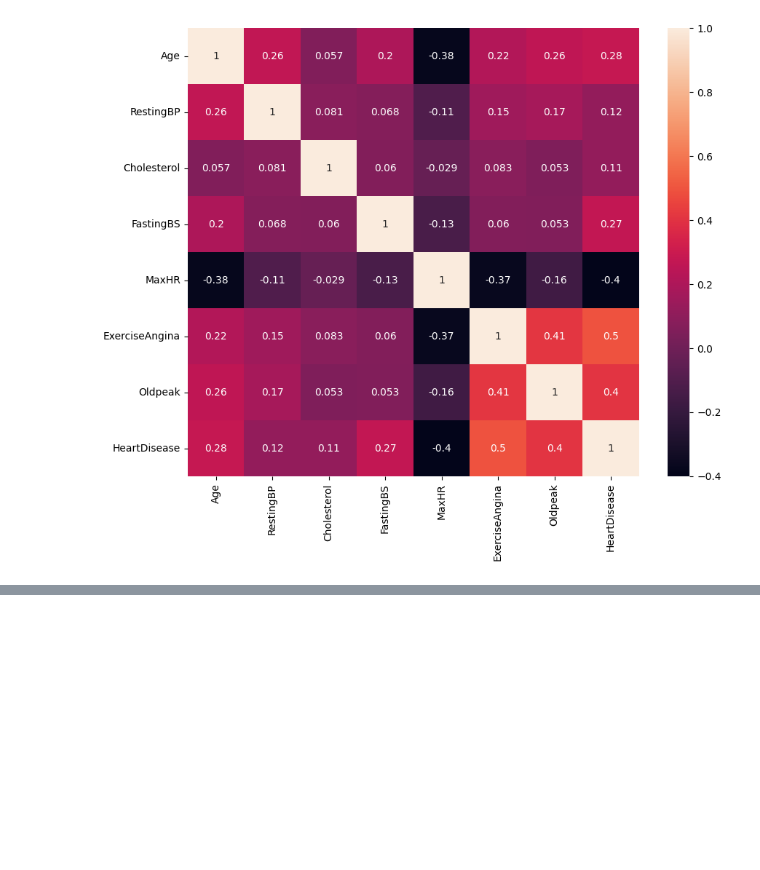
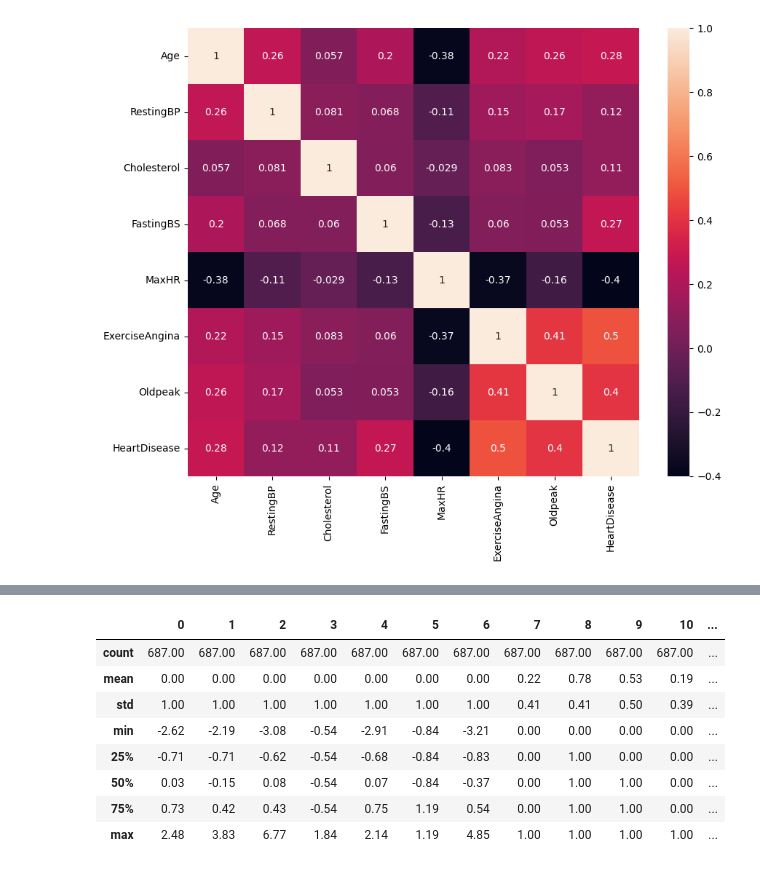
Before and after one commit to fabianestayt/Project-2, a Jupyter notebook: project_heart.ipynb, the cells around one changed output, grey strips where cells are left out. Saved outputs shown, nothing was run; the diff lists cells and outputs as text; code cells hidden in the pictures; blank space fills up the shorter version.

```diff
--- a/project_heart.ipynb
+++ b/project_heart.ipynb
@@ -200,0 +295,12 @@ plt.show()
+# %%
+df_train_transformed.describe().round(2)
+# %% [output]
+|  | 0 | 1 | 2 | 3 | 4 | 5 | 6 | 7 | 8 | 9 | 10 | ... |
+| count | 687.00 | 687.00 | 687.00 | 687.00 | 687.00 | 687.00 | 687.00 | 687.00 | 687.00 | 687.00 | 687.00 | ... |
+| mean | 0.00 | 0.00 | 0.00 | 0.00 | 0.00 | 0.00 | 0.00 | 0.22 | 0.78 | 0.53 | 0.19 | ... |
+| std | 1.00 | 1.00 | 1.00 | 1.00 | 1.00 | 1.00 | 1.00 | 0.41 | 0.41 | 0.50 | 0.39 | ... |
+| min | -2.62 | -2.19 | -3.08 | -0.54 | -2.91 | -0.84 | -3.21 | 0.00 | 0.00 | 0.00 | 0.00 | ... |
+| 25% | -0.71 | -0.71 | -0.62 | -0.54 | -0.68 | -0.84 | -0.83 | 0.00 | 1.00 | 0.00 | 0.00 | ... |
+| 50% | 0.03 | -0.15 | 0.08 | -0.54 | 0.07 | -0.84 | -0.37 | 0.00 | 1.00 | 1.00 | 0.00 | ... |
+| 75% | 0.73 | 0.42 | 0.43 | -0.54 | 0.75 | 1.19 | 0.54 | 0.00 | 1.00 | 1.00 | 0.00 | ... |
+| max | 2.48 | 3.83 | 6.77 | 1.84 | 2.14 | 1.19 | 4.85 | 1.00 | 1.00 | 1.00 | 1.00 | ... |
```
Also changed, not shown: parts of 40 cells of this notebook.
